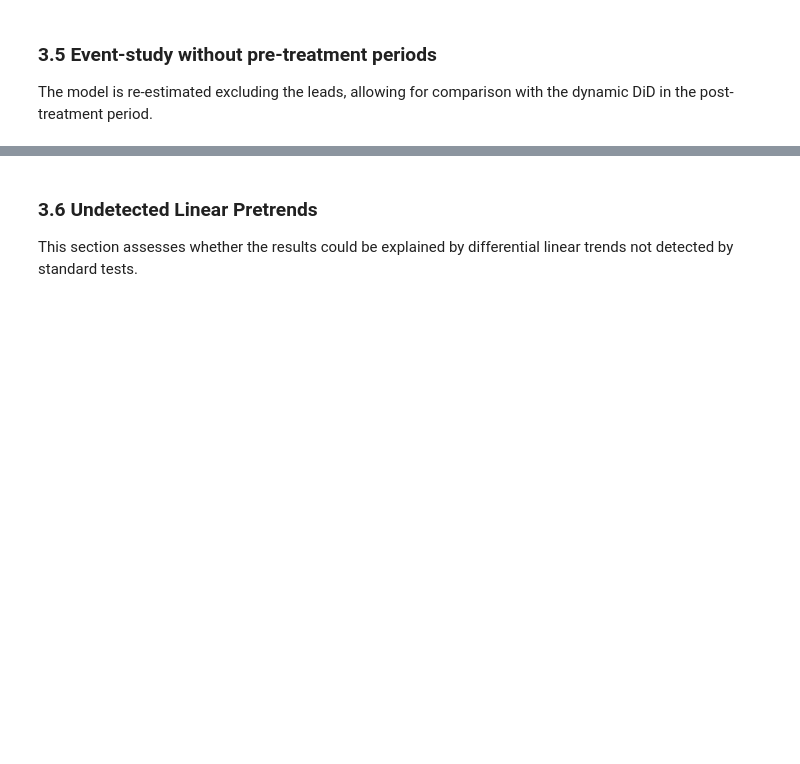
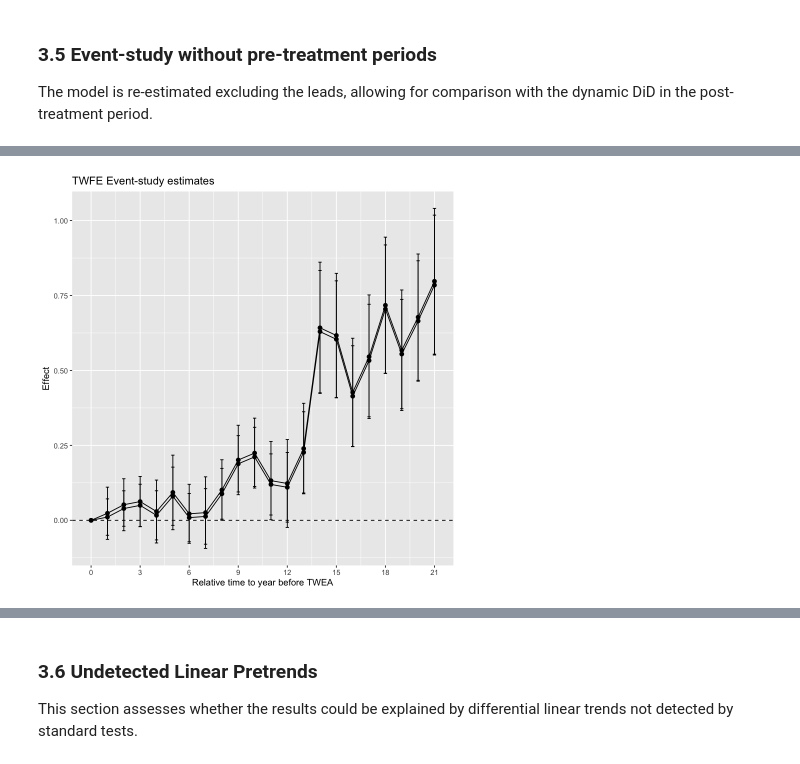
Before and after one commit to anzonyquispe/did_book, a Jupyter notebook: R/R.ipynb, the cells around one changed output, grey strips where cells are left out. Drawn from its saved outputs; the diff is of its cells as text; code cells hidden in the pictures; blank space fills up the shorter version.

```diff
--- a/R/R.ipynb
+++ b/R/R.ipynb
@@ -266,68 +271,53 @@ Wald test, H0: joint nullity of reltimeminus1, reltimeminus2, reltimeminus3, rel
 
 The model is re-estimated excluding the leads, allowing for comparison with the dynamic DiD in the post-treatment period.
 # %%
-if(!("yearpost" %in% names(moser))) stop("No existe yearpost en df (necesaria para el ES post-only).")
+if (!("yearpost" %in% names(df))) {
+  stop("No encuentro la variable yearpost en el .dta. Revisa el nombre en tu base.")
+}
 
-fml_es_post <- as.formula(paste0(
-  "patents ~ treatmentgroup + ",
-  paste(lag_vars, collapse = " + "),
-  " | yearpost"
-))
+f_es_post <- as.formula(
+  paste0(
+    "patents ~ i(yearpost) + treatmentgroup + ",
+    paste(lags, collapse = " + ")
+  )
+)
 
-m_es_post <- feols(fml_es_post, data = moser, cluster = ~subclass)
+m_es_post <- feols(f_es_post, data = df, cluster = ~subclass)
 summary(m_es_post)
 
-es_post_tab <- broom::tidy(m_es_post, conf.int = TRUE) |>
-  filter(term %in% lag_vars) |>
-  mutate(rel_time = as.integer(sub("^reltimeplus", "", term))) |>
+tidy_post <- broom::tidy(m_es_post, conf.int = TRUE) %>%
+  filter(term %in% lags) %>%
+  mutate(rel_time = as.integer(str_extract(term, "\\d+"))) %>%
   arrange(rel_time)
 
-# Overlay plot: Without Pre-Periods vs With Pre-Periods (como tu twoway)
-# Para superponer, armamos un "res_post" del modelo completo pero SOLO post-periodos:
-es_full_post <- es_tab |> filter(rel_time >= 0) |>
-  mutate(series = "With Pre-Periods")
-es_post_only <- es_post_tab |>
-  mutate(series = "Without Pre-Periods")
+tidy_post0 <- bind_rows(
+  tibble(term = "t0", estimate = 0, conf.low = 0, conf.high = 0, rel_time = 0),
+  tidy_post
+) %>% arrange(rel_time)
 
-p_es2 <- ggplot() +
-  geom_line(data = es_post_only, aes(rel_time, estimate, linetype = series)) +
-  geom_point(data = es_post_only, aes(rel_time, estimate, shape = series)) +
-  geom_errorbar(data = es_post_only, aes(rel_time, ymin = conf.low, ymax = conf.high), width = 0) +
-  geom_line(data = es_full_post, aes(rel_time, estimate, linetype = series)) +
-  geom_point(data = es_full_post, aes(rel_time, estimate, shape = series)) +
-  geom_errorbar(data = es_full_post, aes(rel_time, ymin = conf.low, ymax = conf.high), width = 0) +
+# Comparative plot: without pre (blue) vs with pre (red)
+post_from_full <- tidy_es0 %>% filter(rel_time >= 0)
+
+p2 <- ggplot() +
+  geom_hline(yintercept = 0, linetype = "dashed") +
+  geom_line(data = tidy_post0, aes(x = rel_time, y = estimate)) +
+  geom_point(data = tidy_post0, aes(x = rel_time, y = estimate), size = 2) +
+  geom_errorbar(data = tidy_post0, aes(x = rel_time, ymin = conf.low, ymax = conf.high), width = 0.2) +
+  geom_line(data = post_from_full, aes(x = rel_time, y = estimate), linetype = "solid") +
+  geom_point(data = post_from_full, aes(x = rel_time, y = estimate), size = 2) +
+  geom_errorbar(data = post_from_full, aes(x = rel_time, ymin = conf.low, ymax = conf.high), width = 0.2) +
   labs(
     title = "TWFE Event-study estimates",
     x = "Relative time to year before TWEA",
-    y = "Effect",
-    linetype = NULL, shape = NULL
+    y = "Effect"
   ) +
-  scale_x_continuous(breaks = seq(0, max(es_full_post$rel_time, na.rm = TRUE), by = 3)) +
-  coord_cartesian(ylim = c(-0.25, 1))
+  scale_x_continuous(breaks = seq(0, 21, by = 3))
+p2
 
-# ggsave("graphES_moser2_R.pdf", p_es2, width = 7.5, height = 5)
-
-# did_imputation (Borusyak et al) — equivalente recomendado en R
-# Stata: gen cohort=1919 if treatmentgroup==1 ; did_imputation patents subclass year cohort ...
-df <- moser |> mutate(cohort = ifelse(treatmentgroup == 1, 1919L, NA_integer_))
-
-# TODO (mejor opción en R, 2 rutas):
-# (A) fixest::sunab(cohort, year) si lo que quieres es un ES robusto tipo Sun & Abraham:
-# m_sunab <- feols(patents ~ sunab(cohort, year) | subclass + year, data = df, cluster = ~subclass)
-#
-# (B) paquete "didimputation" (si buscas el estimador Borusyak-Gardner exacto en R):
-# remotes::install_github("kylebutts/didimputation")  # ejemplo, depende de tu preferencia
-# library(didimputation)
-
-# Equivalent to having all year FEs in regression:
-# Stata: reg patents i.year treatmentgroup reltimeplus*, cluster(subclass)
-fml_post_all_yearfe <- as.formula(paste0(
-  "patents ~ treatmentgroup + ",
-  paste(lag_vars, collapse = " + "),
-  " | year"
-))
-m_post_all_yearfe <- feols(fml_post_all_yearfe, data = moser, cluster = ~subclass)
-summary(m_post_all_yearfe)
+ggsave(
+  filename = "/Users/karlavega/Documents/GitHub/did_book/R/graphES_moser2.pdf",
+  plot = p2, width = 8, height = 5
+)
 # %% [output]
 OLS estimation, Dep. Var.: patents
 Observations: 289,920
@@ -365,0 +339 @@ RMSE: 1.33589     Adj. R2: 0.026992
+[figure, added]
```
Also changed, not shown: parts of 60 cells of this notebook, 23 other files.
